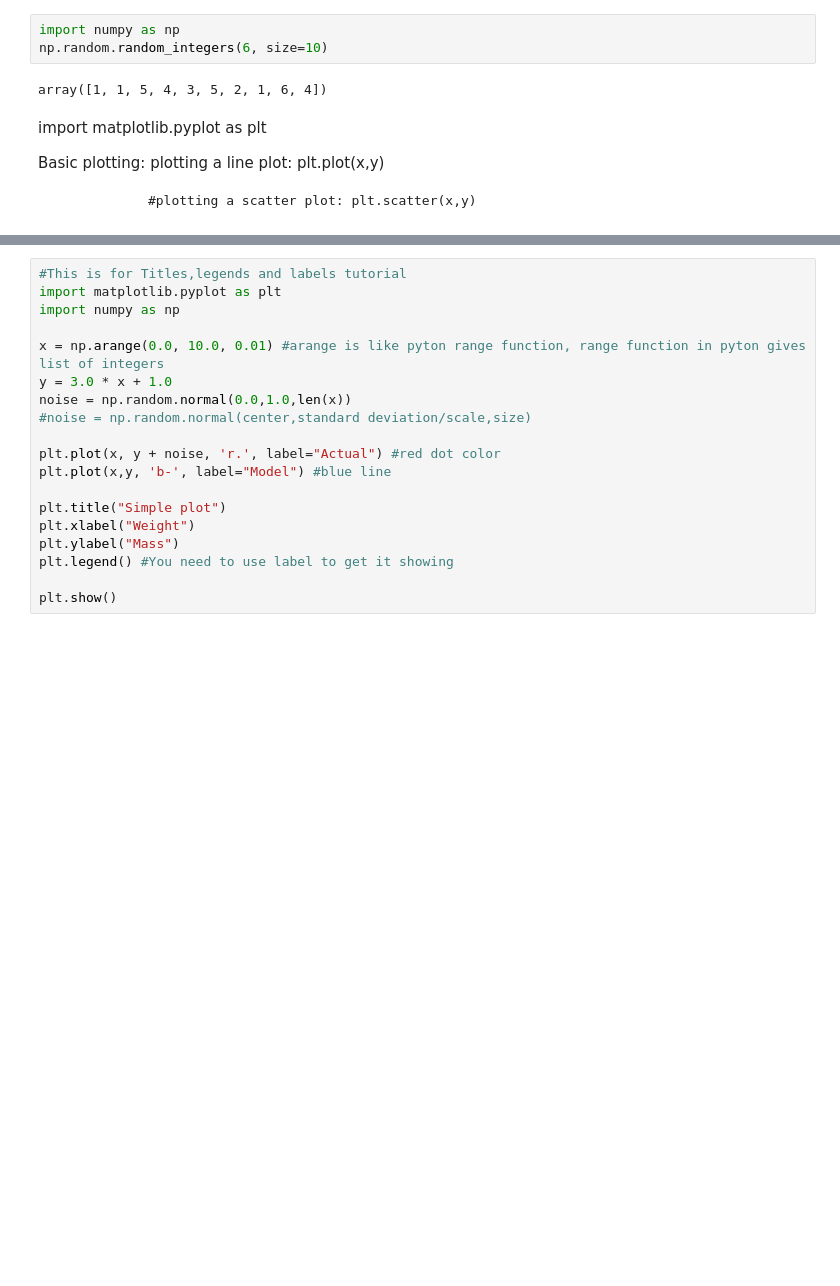
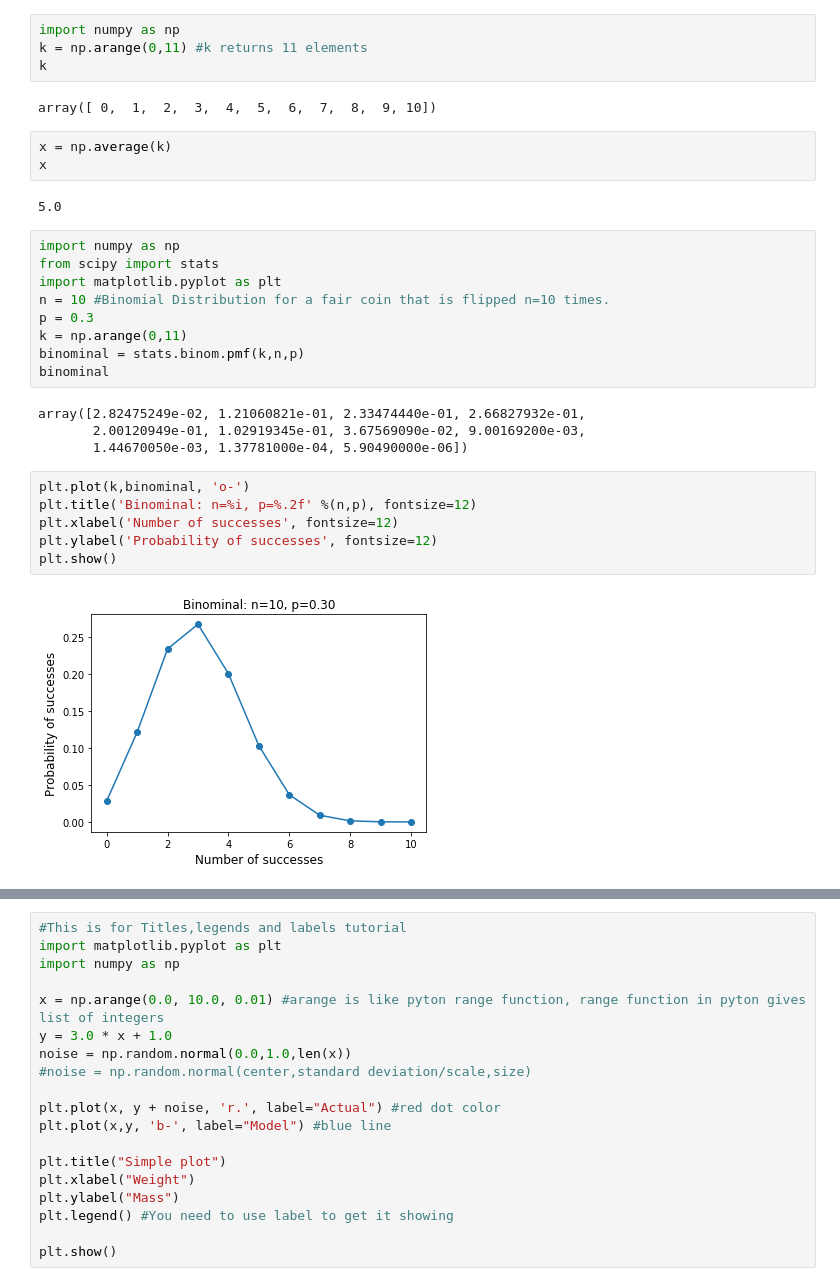
Before and after one commit to ezekielonaloye-gmit/pda_numpy_random_assignment-, a Jupyter notebook: Untitled.ipynb, the cells around one changed output, grey strips where cells are left out. Cells and saved outputs as stored; diff of their text form; blank space fills up the shorter version.

Commit message:
updating and working on distributions functions

```diff
--- a/Untitled.ipynb
+++ b/Untitled.ipynb
@@ -30,11 +1,32 @@ np.std(x)
-# %%
-import numpy as np
-np.random.random_integers(6, size=10)
-# %% [output]
-array([1, 1, 5, 4, 3, 5, 2, 1, 6, 4])
-# %% [markdown]
-import matplotlib.pyplot as plt
-
-Basic plotting: plotting a line plot: plt.plot(x,y)
-
-                #plotting a scatter plot: plt.scatter(x,y)
+# %%
+import numpy as np
+k = np.arange(0,11) #k returns 11 elements
+k
+# %% [output]
+array([ 0,  1,  2,  3,  4,  5,  6,  7,  8,  9, 10])
+# %%
+x = np.average(k)
+x
+# %% [output]
+5.0
+# %%
+import numpy as np
+from scipy import stats
+import matplotlib.pyplot as plt
+n = 10 #Binomial Distribution for a fair coin that is flipped n=10 times.
+p = 0.3
+k = np.arange(0,11)
+binominal = stats.binom.pmf(k,n,p)
+binominal
+# %% [output]
+array([2.82475249e-02, 1.21060821e-01, 2.33474440e-01, 2.66827932e-01,
+       2.00120949e-01, 1.02919345e-01, 3.67569090e-02, 9.00169200e-03,
+       1.44670050e-03, 1.37781000e-04, 5.90490000e-06])
+# %%
+plt.plot(k,binominal, 'o-')
+plt.title('Binominal: n=%i, p=%.2f' %(n,p), fontsize=12)
+plt.xlabel('Number of successes', fontsize=12)
+plt.ylabel('Probability of successes', fontsize=12)
+plt.show()
+# %% [output]
+[figure, added]
```
Also changed, not shown: parts of 9 cells of this notebook, 1 other file.
